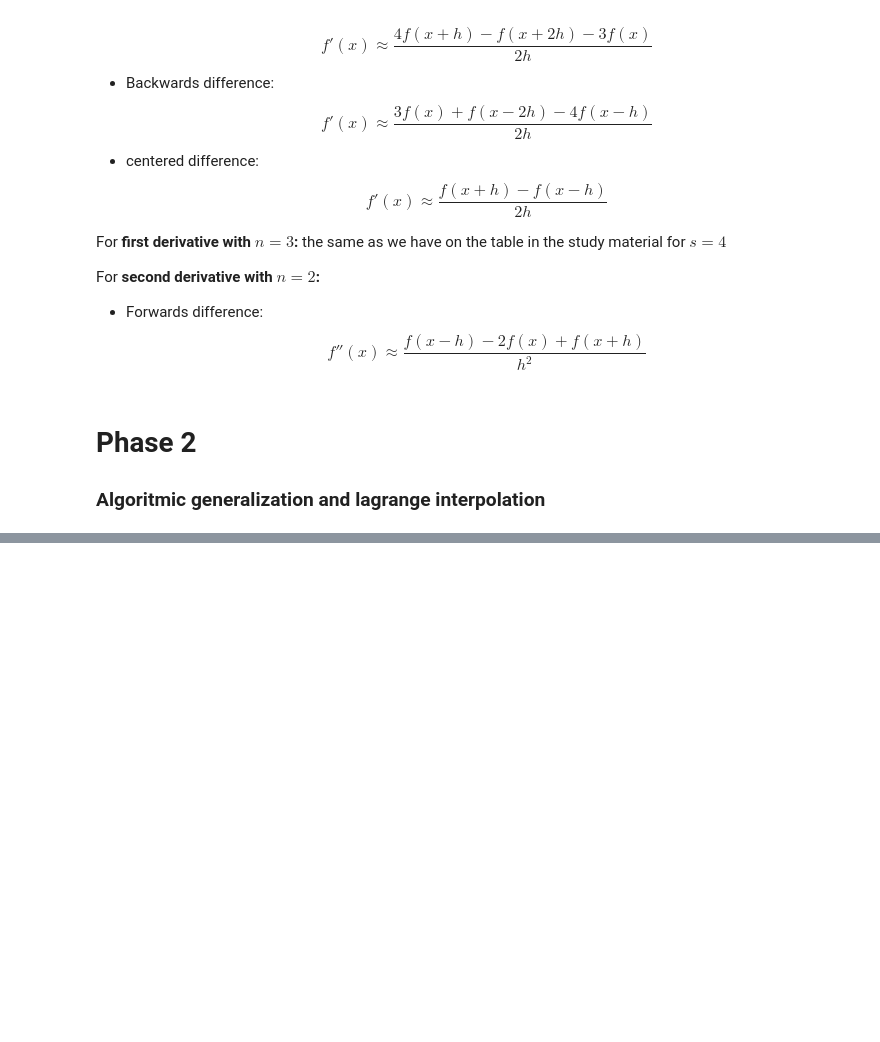
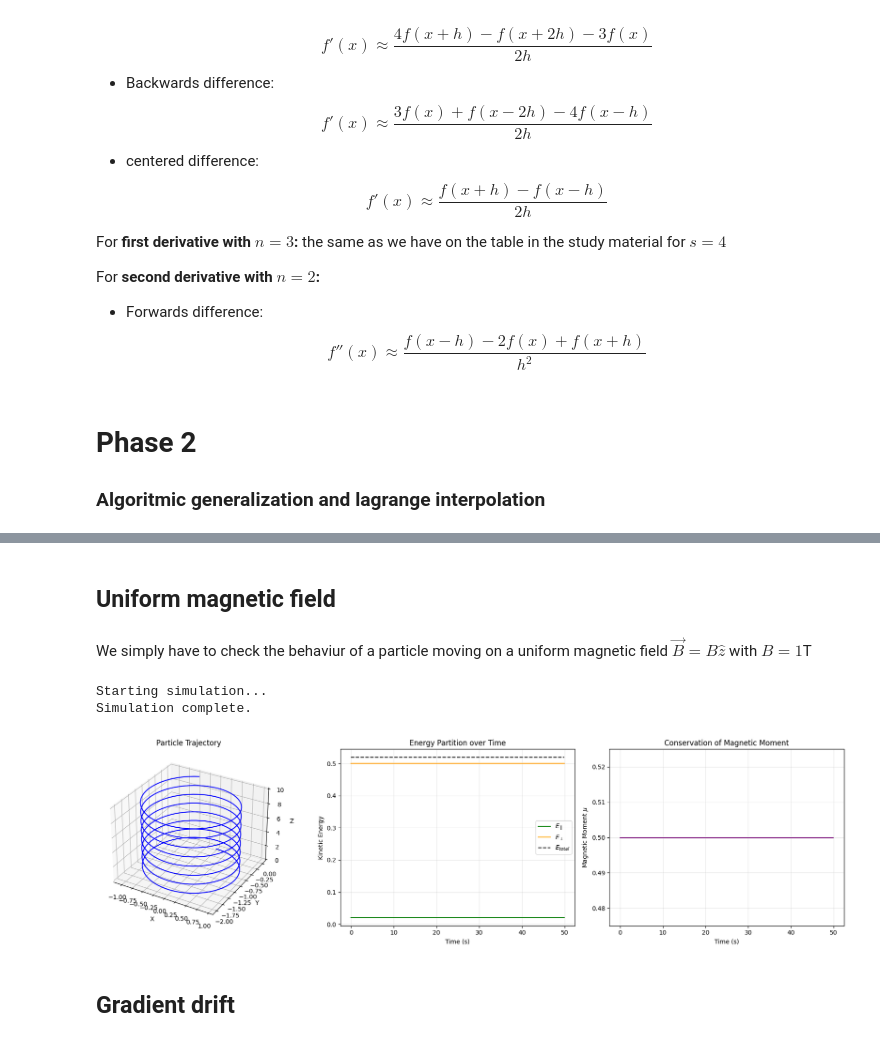
Before and after one commit to saacostad/ComputationalAstroPhysics, a Jupyter notebook: Project 1/project_1.ipynb, the cells around one changed output, grey strips where cells are left out. Drawn from its saved outputs; the diff is of its cells as text; code cells hidden in the pictures; blank space fills up the shorter version.

```diff
--- a/Project 1/project_1.ipynb
+++ b/Project 1/project_1.ipynb
@@ -155,0 +330,15 @@ def so_derivative(f, x, h=1e-5):
+# %%
+def get_parallel_velocity(v, B):
+    B_mag = np.linalg.norm(B)
+    if B_mag < 1e-14:
+        return 0.0
+    return np.dot(vel, B / B_mag)
+
+def get_perpendicular_velocity(v, v_par):
+    return max(0.0, np.dot(v, v) - v_par**2)
+
+def get_energy(v, m):
+    return 0.5 * m * v**2
+
+def get_mu(E_perp, B_mag):
+    return E_perp / B_mag if B_mag > 1e-14 else 0.0
@@ -155,0 +475,39 @@ def so_derivative(f, x, h=1e-5):
+# %% [markdown]
+## Uniform magnetic field
+# %% [markdown]
+We simply have to check the behaviur of a particle moving on a uniform magnetic field $\vec B = B \hat z$ with $B = 1$T
+# %%
+# --- 1. Set Physical Parameters ---
+q = 1.0
+m = 1.0
+initial_pos = [0.0, 0.0, 0.0]  # Start at the origin
+initial_vel = [1.0, 0.0, 0.2]  # Moving mainly in X (v_perp), slight drift in Z (v_parallel)
+
+# --- 2. Define a UNIFORM Magnetic Field ---
+# A constant magnetic field pointing purely in the Z direction
+uniform_b_field = [0.0, 0.0, 1.0]
+
+# --- 3. Simulation Parameters ---
+dt = 0.1
+num_steps = int(500)
+# %%
+
+# Initialize simulation
+sim_uniform = SimulationSetup(
+    charge=q,
+    mass=m,
+    initial_pos=initial_pos,
+    initial_vel=initial_vel,
+    b_field=uniform_b_field,
+    dt=dt,
+    num_steps=num_steps
+)
+
+sim_uniform.run()
+sim_uniform.plot_results()
+# %% [output]
+Starting simulation...
+Simulation complete.
+[figure, added]
+# %% [markdown]
+## Gradient drift
```
Also changed, not shown: parts of 22 cells of this notebook.
